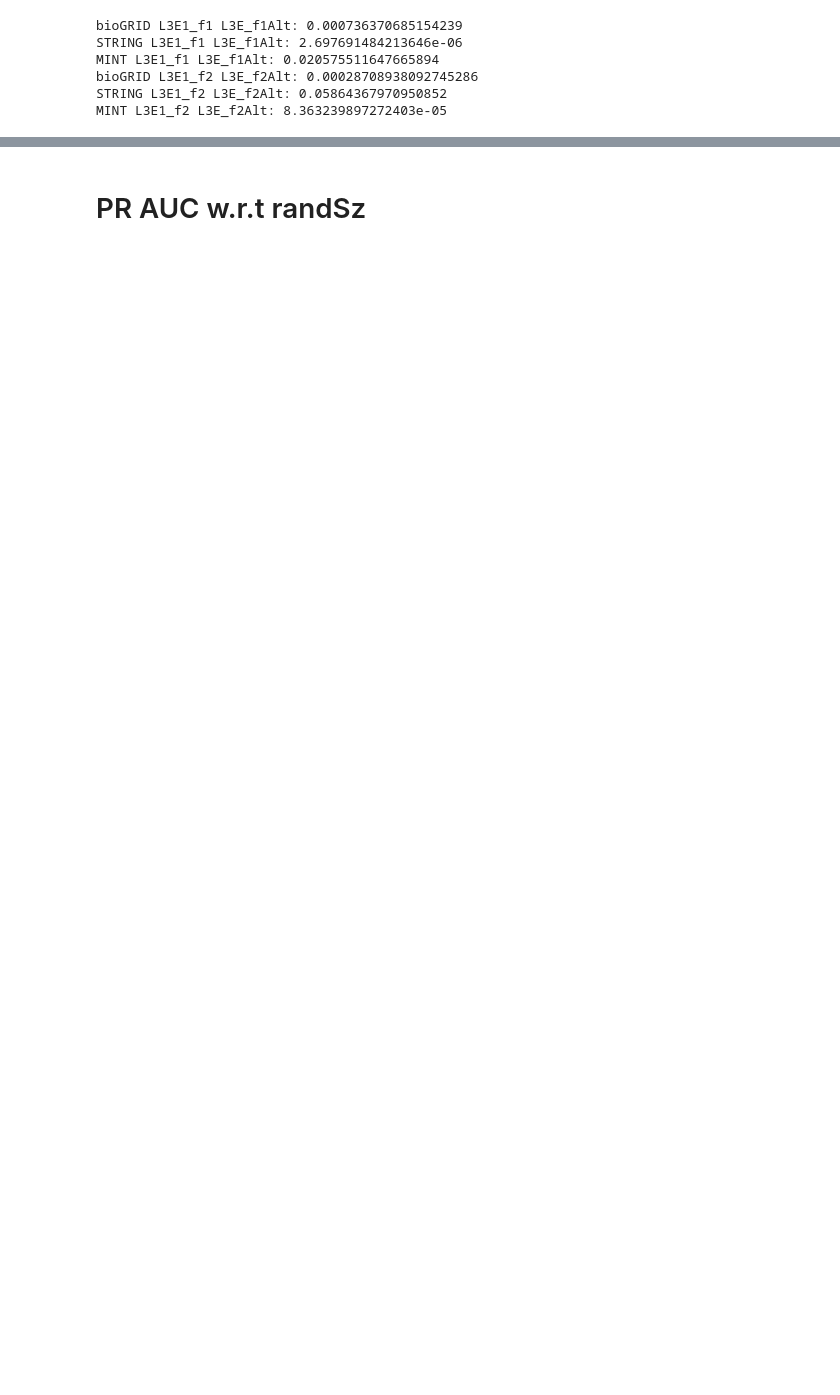
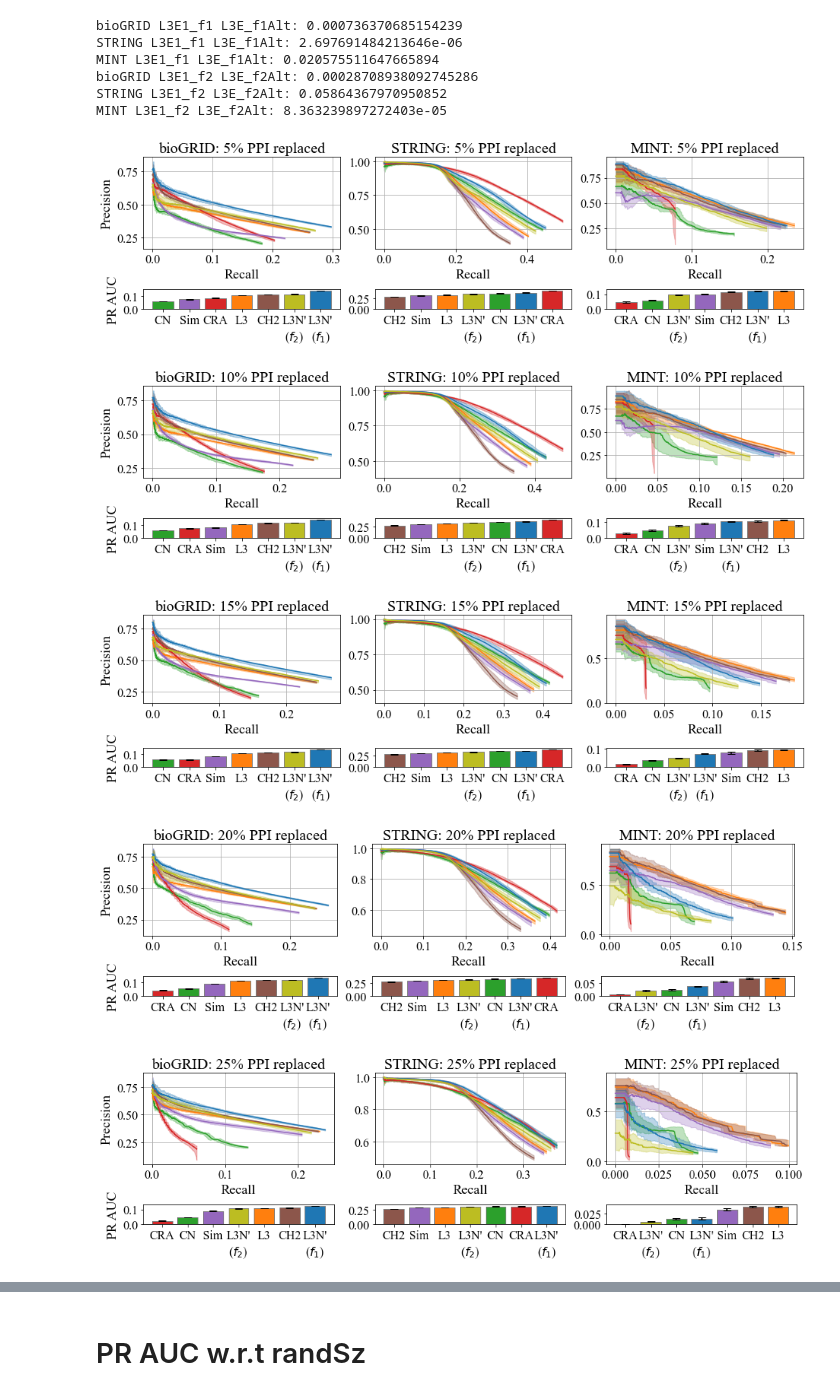
Before and after one commit to andy897221/BMC_PPI_L3N, a Jupyter notebook: src/notebook/Figure - precision recall.ipynb, the cells around one changed output, grey strips where cells are left out. Drawn from its saved outputs; the diff is of its cells as text; code cells hidden in the pictures; blank space fills up the shorter version.

```diff
--- a/src/notebook/Figure - precision recall.ipynb
+++ b/src/notebook/Figure - precision recall.ipynb
@@ -269,7 +392,7 @@ for i in range(len(dss)):
 # %%
 # p val
 # sample to do: top 2 both to third, between top 2
-pairs = [['L3E1_f1', 'CH2'], ['L3E1_f1', 'CRA'], ['L3E1_f1', 'L3']]
+pairs = [['L3E1_f1', 'L3E1_f2'], ['L3E1_f1', 'CRA'], ['L3E1_f1', 'CRA']]
 randSz = 50
 for i in range(len(dss)):
     ds = dss[i]
@@ -475,6 +697,61 @@ MINT L3E1_f1 L3E_f1Alt: 0.020575511647665894
 bioGRID L3E1_f2 L3E_f2Alt: 0.00028708938092745286
 STRING L3E1_f2 L3E_f2Alt: 0.05864367970950852
 MINT L3E1_f2 L3E_f2Alt: 8.363239897272403e-05
+# %%
+plt.rc('axes', titlesize=20)
+plt.rc('axes', labelsize=18)
+plt.rc('xtick', labelsize=16)
+plt.rc('ytick', labelsize=16)
+plt.rc('legend', fontsize=18)
+plt.rcParams["font.family"] = "Times New Roman"
+hatches = ['', '\\', '\\', '\\', '\\', '\\', '\\/', '\\/']
+
+# lineAxes
+ds_names = ['bioGRID', 'STRING', 'MINT']
+dss = [ds+"_contam{}Percent".format(contam) for contam in [5,10,15,20,25] for ds in ds_names]
+dsNames = [ds+": {}% PPI replaced".format(contam) for contam in [5,10,15,20,25] for ds in ds_names]
+for contamSz in range(int(len(dsNames)/len(ds_names))):
+    fig = plt.figure(constrained_layout=True, figsize=(13, 4))
+    widths = [1,1,1]
+    heights = [6,1.3]
+    spec = fig.add_gridspec(ncols=3, nrows=2, width_ratios=widths, height_ratios=heights)
+    lineAxes = [fig.add_subplot(spec[0, col]) for col in range(3)]
+    barAxes = [fig.add_subplot(spec[1, col]) for col in range(3)]
+    for i in range(contamSz*len(ds_names), contamSz*len(ds_names)+len(ds_names)):
+        ds = dss[i]
+        ax = lineAxes[i-contamSz*len(ds_names)]
+        for method in ["CN", "L3", "CRA", "Sim", "CH2", "L3E1_f1", "L3E1_f2"]:
+            ax.fill_between(precRec[randSz][ds][method]['baseRec']
+                    , precRec[randSz][ds][method]['lowerPrec']
+                    , precRec[randSz][ds][method]['upperPrec']
+                    , facecolor=colors[method], color=colors[method]
+                    , alpha=0.3)
+            ax.plot(precRec[randSz][ds][method]['baseRec']
+                    , precRec[randSz][ds][method]['medianPrec']
+                    , color=colors[method], label=method)
+
+        ax.set_xlabel("Recall")
+        ax.set_title(dsNames[i])
+        ax.grid()
+
+        ax = barAxes[i-contamSz*len(ds_names)]
+        xtick = [k for k in list(sorted_mean_auc[randSz][ds]) if k != 'rand']
+        ax.bar([abbrevs[x] for x in xtick], [sorted_mean_auc[randSz][ds][x] for x in xtick]
+                          , yerr=[err_auc[randSz][ds][x] for x in xtick]
+                          , color=[colors[x] for x in xtick]
+                          , edgecolor='grey', capsize=5)
+
+    lineAxes[0].set_ylabel("Precision")
+    barAxes[0].set_ylabel("PR AUC")
+    plt.tight_layout()
+    plt.savefig("./img_experiments/contam pr curves/L3E_yeast_PR_{}.png".format([5,10,15,20,25][contamSz]), dpi=300)
+    plt.show()
+# %% [output]
+[figure, added]
+[figure, added]
+[figure, added]
+[figure, added]
+[figure, added]
 # %%
 plt.rc('axes', titlesize=20)
 plt.rc('axes', labelsize=22)
```
Also changed, not shown: parts of 29 cells of this notebook, 52 other files.
